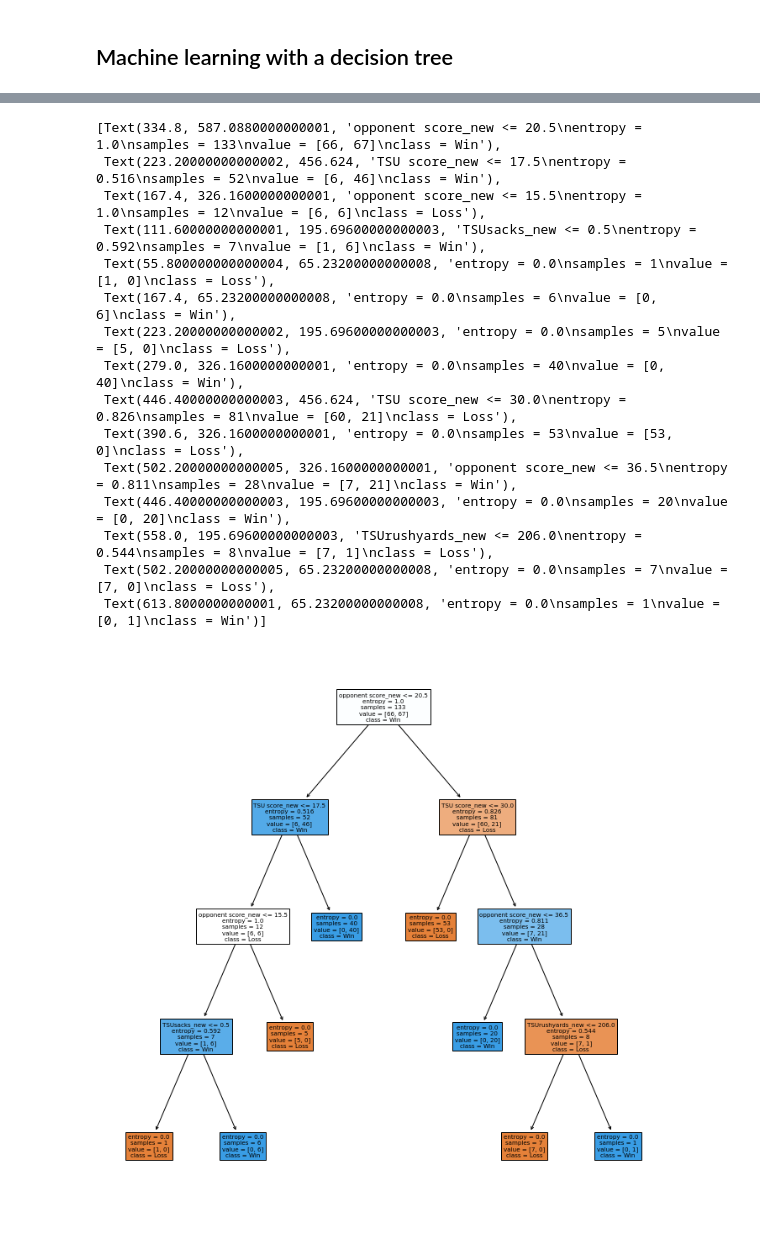
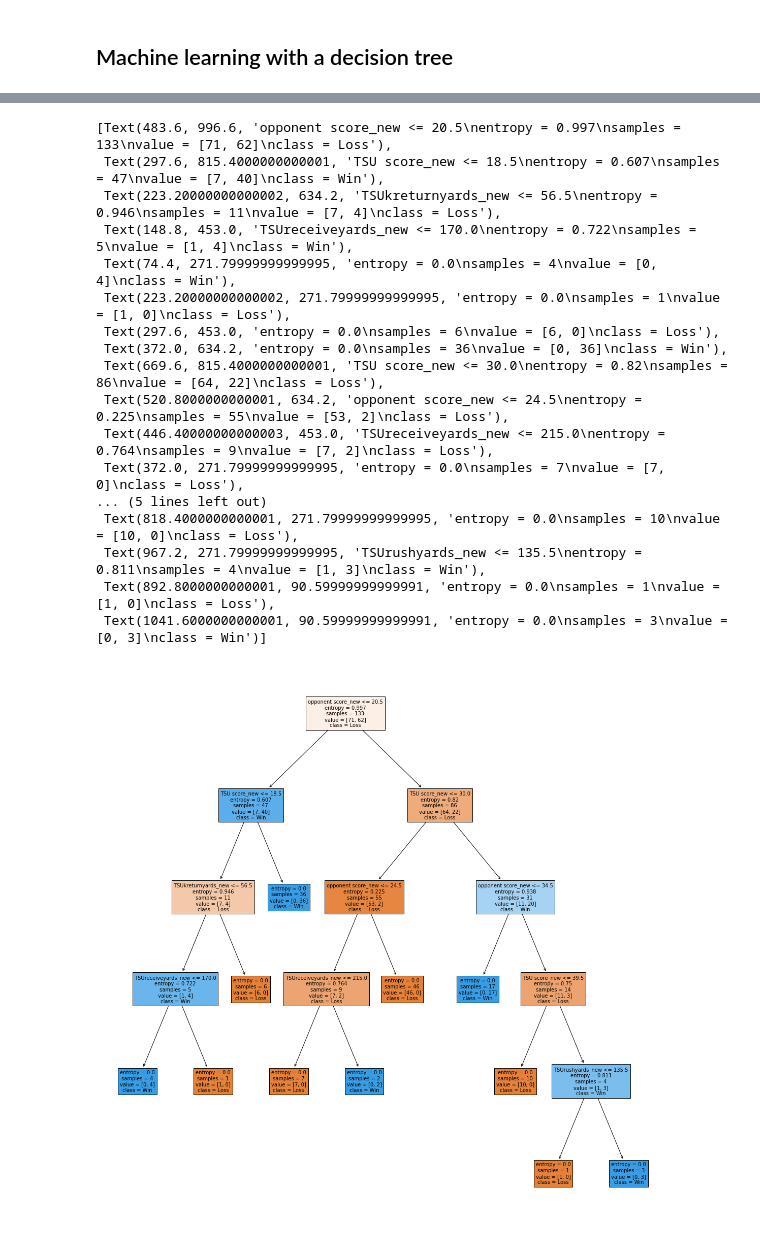
Before and after one commit to e-harrell/TSU, a Jupyter notebook: fullproject.ipynb, the cells around one changed output, grey strips where cells are left out. Saved outputs shown, nothing was run; the diff lists cells and outputs as text; code cells hidden in the pictures.

Commit message:
full project with chosen decision tree

```diff
--- a/fullproject.ipynb
+++ b/fullproject.ipynb
@@ -5368,9 +5369,9 @@ x_train, x_test, y_train, y_test = train_test_split(x, y, test_size = 0.3, rando
 # %%
-#create decision tree model
-tree_model = DecisionTreeClassifier(max_depth = 7, criterion = 'entropy', random_state=0)
+#create decision tree model with entropy index
+tree_model_entropy = DecisionTreeClassifier(max_depth = 5, criterion = 'entropy',random_state=15)
 #fit model to training data
-tree_model.fit(x_train, y_train)
+tree_model_entropy.fit(x_train, y_train)
 #use model to predict on test data
-tree_yhat = tree_model.predict(x_test)
+tree_yhat = tree_model_entropy.predict(x_test)
 # %%
 #Accuracy score (compare predicted values based on test data (tree_yhat) with actual outcomes in test data)
@@ -5381,28 +5397,30 @@ Accuracy score of the Decision Tree model is 0.7586206896551724
 # %%
-#print decision tree
+#print decision tree with gini index
 #create labels for features
 fn=['year', 'TSU score_new', 'opponent score_new', 'attendance_new',
        'TSUrushyards_new', 'TSUreceiveyards_new', 'TSUkreturnyards_new',
        'TSUpreturnyards_new', 'TSUtackles', 'TSUtackleyd_new', 'TSUsacks_new',
-       'TSUsackyd_new', 'TSUpunt_new', 'locale_01', 'gametype_01', ]
+       'TSUsackyd_new', 'TSUpunt_new', 'locale_01', 'gametype_01' ]
 cn=['Loss','Win']
 #plot tree
-plt.rcParams['figure.figsize']=[12,12]
-tree.plot_tree(tree_model, feature_names=fn,class_names=cn, filled=True)
+plt.rcParams['figure.figsize']=[20,20]
+tree.plot_tree(tree_model_entropy,class_names=cn, feature_names=fn,filled=True,fontsize=10)
 # %% [output]
-[Text(334.8, 587.0880000000001, 'opponent score_new <= 20.5\nentropy = 1.0\nsamples = 133\nvalue = [66, 67]\nclass = Win'),
- Text(223.20000000000002, 456.624, 'TSU score_new <= 17.5\nentropy = 0.516\nsamples = 52\nvalue = [6, 46]\nclass = Win'),
- Text(167.4, 326.1600000000001, 'opponent score_new <= 15.5\nentropy = 1.0\nsamples = 12\nvalue = [6, 6]\nclass = Loss'),
- Text(111.60000000000001, 195.69600000000003, 'TSUsacks_new <= 0.5\nentropy = 0.592\nsamples = 7\nvalue = [1, 6]\nclass = Win'),
- Text(55.800000000000004, 65.23200000000008, 'entropy = 0.0\nsamples = 1\nvalue = [1, 0]\nclass = Loss'),
- Text(167.4, 65.23200000000008, 'entropy = 0.0\nsamples = 6\nvalue = [0, 6]\nclass = Win'),
- Text(223.20000000000002, 195.69600000000003, 'entropy = 0.0\nsamples = 5\nvalue = [5, 0]\nclass = Loss'),
- Text(279.0, 326.1600000000001, 'entropy = 0.0\nsamples = 40\nvalue = [0, 40]\nclass = Win'),
- Text(446.40000000000003, 456.624, 'TSU score_new <= 30.0\nentropy = 0.826\nsamples = 81\nvalue = [60, 21]\nclass = Loss'),
- Text(390.6, 326.1600000000001, 'entropy = 0.0\nsamples = 53\nvalue = [53, 0]\nclass = Loss'),
- Text(502.20000000000005, 326.1600000000001, 'opponent score_new <= 36.5\nentropy = 0.811\nsamples = 28\nvalue = [7, 21]\nclass = Win'),
- Text(446.40000000000003, 195.69600000000003, 'entropy = 0.0\nsamples = 20\nvalue = [0, 20]\nclass = Win'),
- Text(558.0, 195.69600000000003, 'TSUrushyards_new <= 206.0\nentropy = 0.544\nsamples = 8\nvalue = [7, 1]\nclass = Loss'),
- Text(502.20000000000005, 65.23200000000008, 'entropy = 0.0\nsamples = 7\nvalue = [7, 0]\nclass = Loss'),
- Text(613.8000000000001, 65.23200000000008, 'entropy = 0.0\nsamples = 1\nvalue = [0, 1]\nclass = Win')]
+[Text(483.6, 996.6, 'opponent score_new <= 20.5\nentropy = 0.997\nsamples = 133\nvalue = [71, 62]\nclass = Loss'),
+ Text(297.6, 815.4000000000001, 'TSU score_new <= 18.5\nentropy = 0.607\nsamples = 47\nvalue = [7, 40]\nclass = Win'),
+ Text(223.20000000000002, 634.2, 'TSUkreturnyards_new <= 56.5\nentropy = 0.946\nsamples = 11\nvalue = [7, 4]\nclass = Loss'),
+ Text(148.8, 453.0, 'TSUreceiveyards_new <= 170.0\nentropy = 0.722\nsamples = 5\nvalue = [1, 4]\nclass = Win'),
+ Text(74.4, 271.79999999999995, 'entropy = 0.0\nsamples = 4\nvalue = [0, 4]\nclass = Win'),
+ Text(223.20000000000002, 271.79999999999995, 'entropy = 0.0\nsamples = 1\nvalue = [1, 0]\nclass = Loss'),
+ Text(297.6, 453.0, 'entropy = 0.0\nsamples = 6\nvalue = [6, 0]\nclass = Loss'),
+ Text(372.0, 634.2, 'entropy = 0.0\nsamples = 36\nvalue = [0, 36]\nclass = Win'),
+ Text(669.6, 815.4000000000001, 'TSU score_new <= 30.0\nentropy = 0.82\nsamples = 86\nvalue = [64, 22]\nclass = Loss'),
+ Text(520.8000000000001, 634.2, 'opponent score_new <= 24.5\nentropy = 0.225\nsamples = 55\nvalue = [53, 2]\nclass = Loss'),
+ Text(446.40000000000003, 453.0, 'TSUreceiveyards_new <= 215.0\nentropy = 0.764\nsamples = 9\nvalue = [7, 2]\nclass = Loss'),
+ Text(372.0, 271.79999999999995, 'entropy = 0.0\nsamples = 7\nvalue = [7, 0]\nclass = Loss'),
+... (5 lines left out)
+ Text(818.4000000000001, 271.79999999999995, 'entropy = 0.0\nsamples = 10\nvalue = [10, 0]\nclass = Loss'),
+ Text(967.2, 271.79999999999995, 'TSUrushyards_new <= 135.5\nentropy = 0.811\nsamples = 4\nvalue = [1, 3]\nclass = Win'),
+ Text(892.8000000000001, 90.59999999999991, 'entropy = 0.0\nsamples = 1\nvalue = [1, 0]\nclass = Loss'),
+ Text(1041.6000000000001, 90.59999999999991, 'entropy = 0.0\nsamples = 3\nvalue = [0, 3]\nclass = Win')]
-[figure, old version]
+[figure, new version]
```
Also changed, not shown: parts of 7 cells of this notebook.
